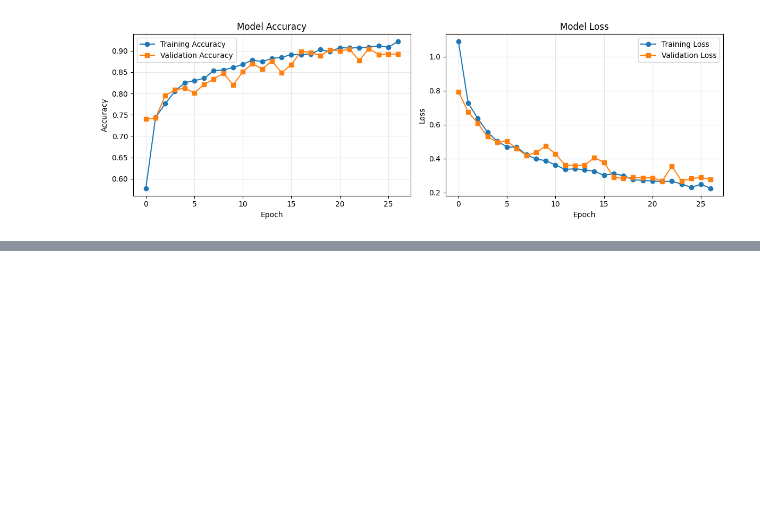
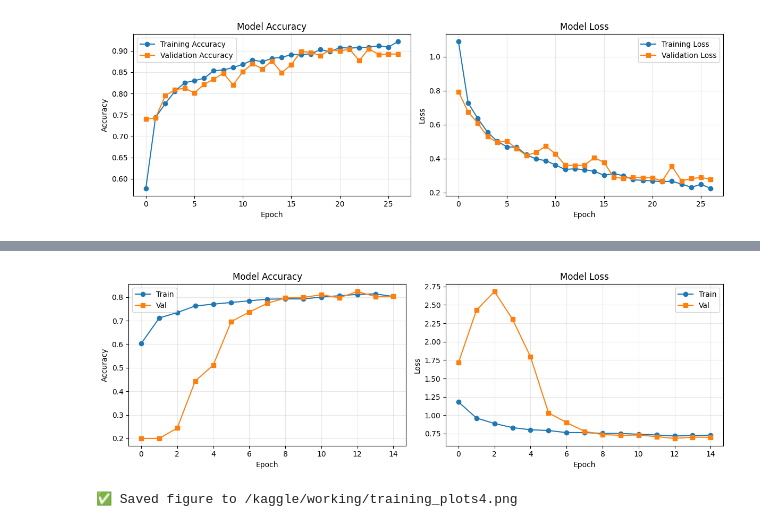
Before and after one commit to borat-2000/image, a Jupyter notebook: image-cervical-cancer.ipynb, the cells around one changed output, grey strips where cells are left out. Cells and saved outputs as stored; diff of their text form; code cells hidden in the pictures; blank space fills up the shorter version.

```diff
--- a/image-cervical-cancer.ipynb
+++ b/image-cervical-cancer.ipynb
@@ -1291,0 +2145,40 @@ plt.show()
+# %%
+# ==== Plot training curves from the History object ====
+import matplotlib.pyplot as plt
+
+# 1) History dict নাও
+H = hist.history  # <- THIS is the right one
+
+# 2) keys ঠিক করো (আমরা metric name="accuracy" দিয়েছি, তাই 'accuracy' থাকবে)
+acc_key = "accuracy" if "accuracy" in H else (
+    "categorical_accuracy" if "categorical_accuracy" in H else None
+)
+val_acc_key = f"val_{acc_key}" if acc_key and f"val_{acc_key}" in H else None
+
+plt.figure(figsize=(12,4))
+
+# Accuracy plot
+plt.subplot(1,2,1)
+if acc_key:
+    plt.plot(H[acc_key], marker='o', label='Train')
+    if val_acc_key:
+        plt.plot(H[val_acc_key], marker='s', label='Val')
+    plt.title('Model Accuracy'); plt.xlabel('Epoch'); plt.ylabel('Accuracy')
+    plt.grid(True, alpha=0.3); plt.legend()
+else:
+    plt.text(0.5,0.5,"No accuracy key found in history", ha='center'); plt.axis('off')
+
+# Loss plot
+plt.subplot(1,2,2)
+if "loss" in H:     plt.plot(H["loss"], marker='o', label='Train')
+if "val_loss" in H: plt.plot(H["val_loss"], marker='s', label='Val')
+plt.title('Model Loss'); plt.xlabel('Epoch'); plt.ylabel('Loss')
+plt.grid(True, alpha=0.3); plt.legend()
+
+plt.tight_layout()
+plt.savefig('/kaggle/working/training_plots4.png', dpi=300, bbox_inches='tight')
+plt.show()
+print("✅ Saved figure to /kaggle/working/training_plots4.png")
+# %% [output]
+[figure, added]
+✅ Saved figure to /kaggle/working/training_plots4.png
```
Also changed, not shown: parts of 13 cells of this notebook.
